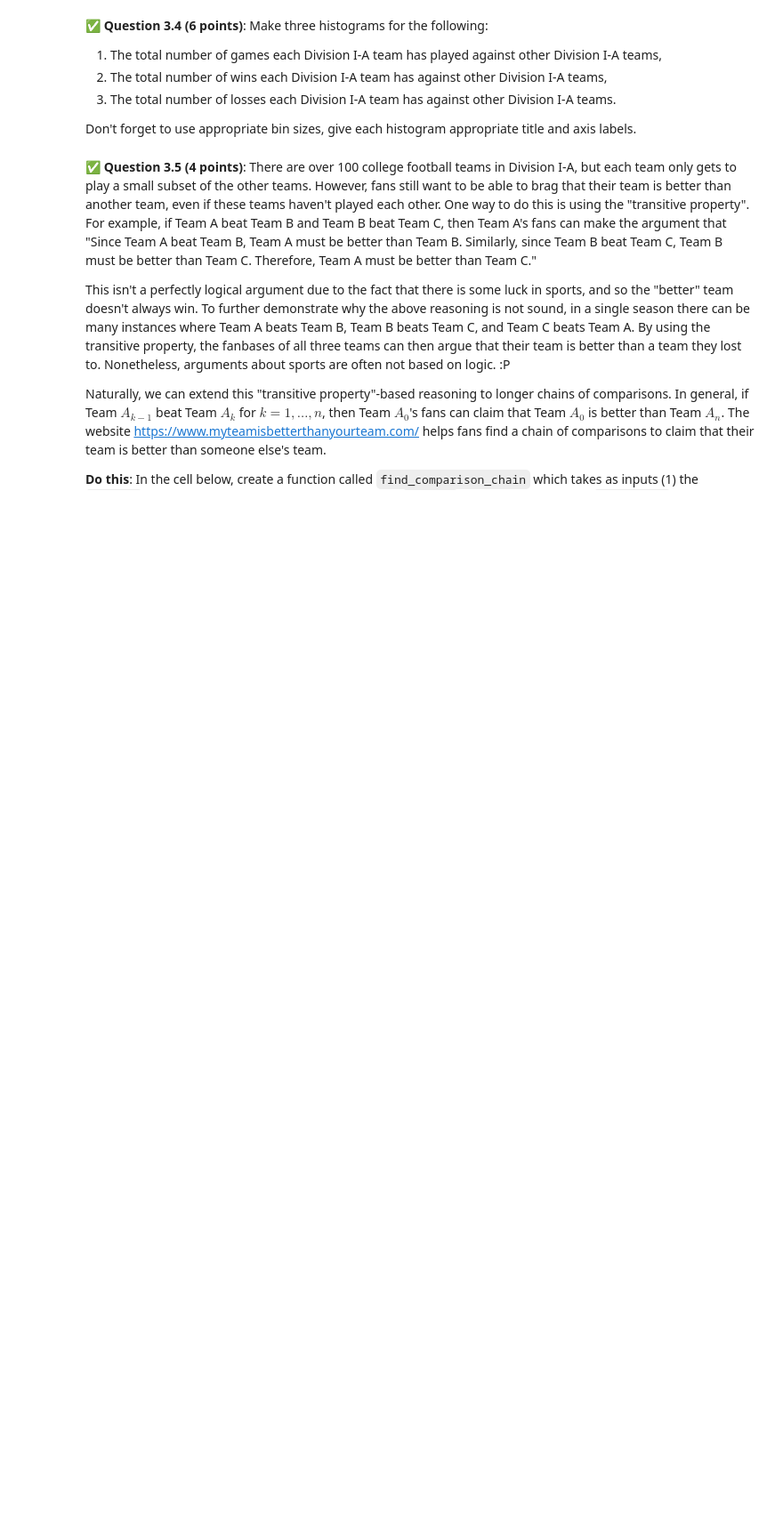
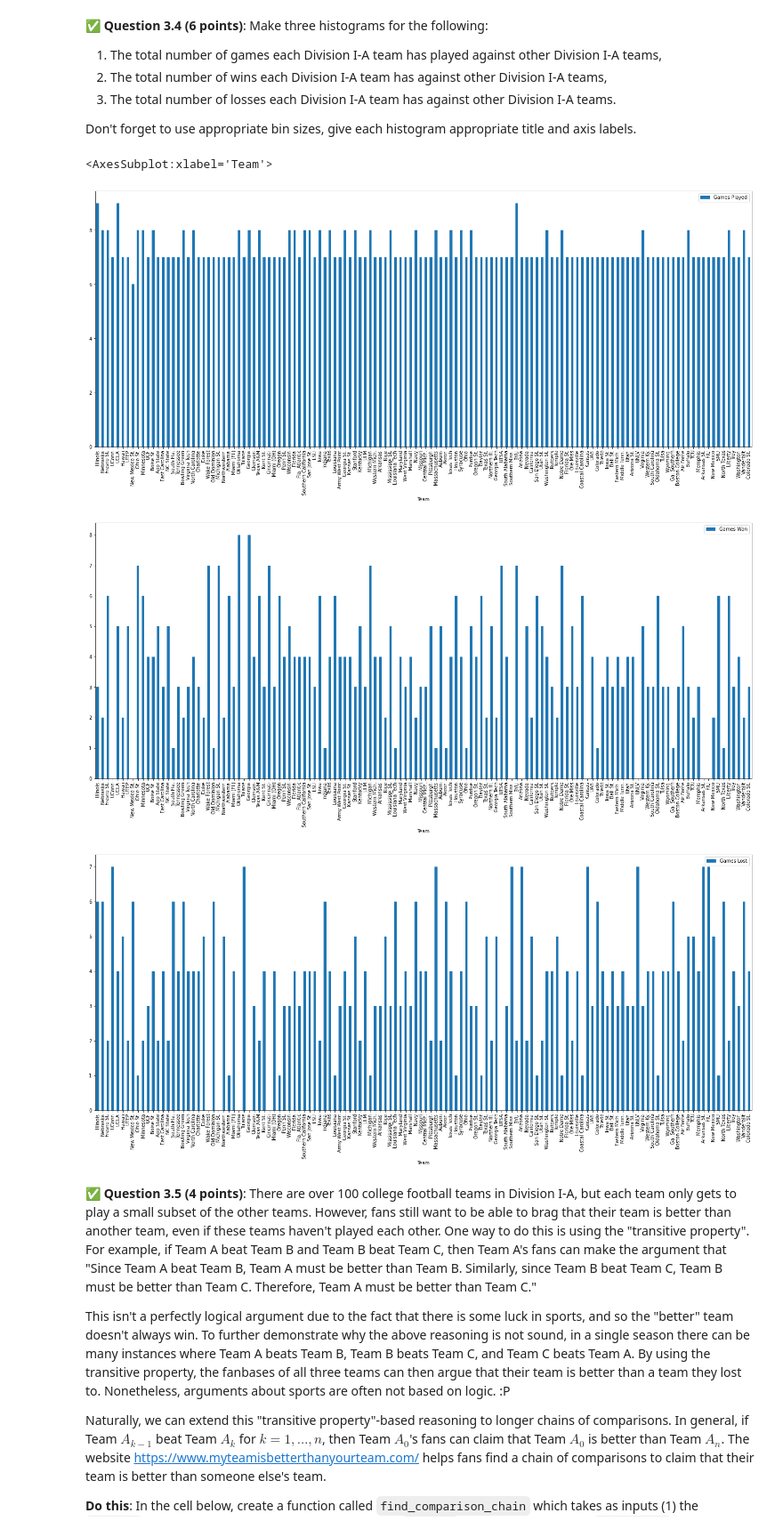
Before and after one commit to zimbot13/cmse202-f21-turnin, a Jupyter notebook: hw-04/HW-04_graph_regression-STUDENT.ipynb, the cells around one changed output. Shown at 89% size. Drawn from its saved outputs; the diff is of its cells as text; code cells hidden in the pictures; blank space fills up the shorter version.

```diff
--- a/hw-04/HW-04_graph_regression-STUDENT.ipynb
+++ b/hw-04/HW-04_graph_regression-STUDENT.ipynb
@@ -127,3 +191,22 @@ Don't forget to use appropriate bin sizes, give each histogram appropriate title
+# %%
+# Put your code for Question 3.4 here. You may add extra cells between this cell and Question 3.5 if you need to.
+l = G.degree()
+df = pd.DataFrame(l, columns=['Team', 'Games Played'])
+df.plot.bar(x='Team',y='Games Played',figsize=[25,10])
+
+
+l = G.out_degree()
+df = pd.DataFrame(l, columns=['Team', 'Games Won'])
+df.plot.bar(x='Team',y='Games Won',figsize=[25,10])
+
+l = G.in_degree()
+df = pd.DataFrame(l, columns=['Team', 'Games Lost'])
+df.plot.bar(x='Team',y='Games Lost',figsize=[25,10])
+# %% [output]
+<AxesSubplot:xlabel='Team'>
+[figure, added]
+[figure, added]
+[figure, added]
 # %% [markdown]
 &#9989;  **Question 3.5 (4 points)**: There are over 100 college football teams in Division I-A, but each team only gets to play a small subset of the other teams. However, fans still want to be able to brag that their team is better than another team, even if these teams haven't played each other. One way to do this is using the "transitive property". For example, if Team A beat Team B and Team B beat Team C, then Team A's fans can make the argument that "Since Team A beat Team B, Team A must be better than Team B. Similarly, since Team B beat Team C, Team B must be better than Team C. Therefore, Team A must be better than Team C."
 
```
Also changed, not shown: parts of 15 cells of this notebook.
